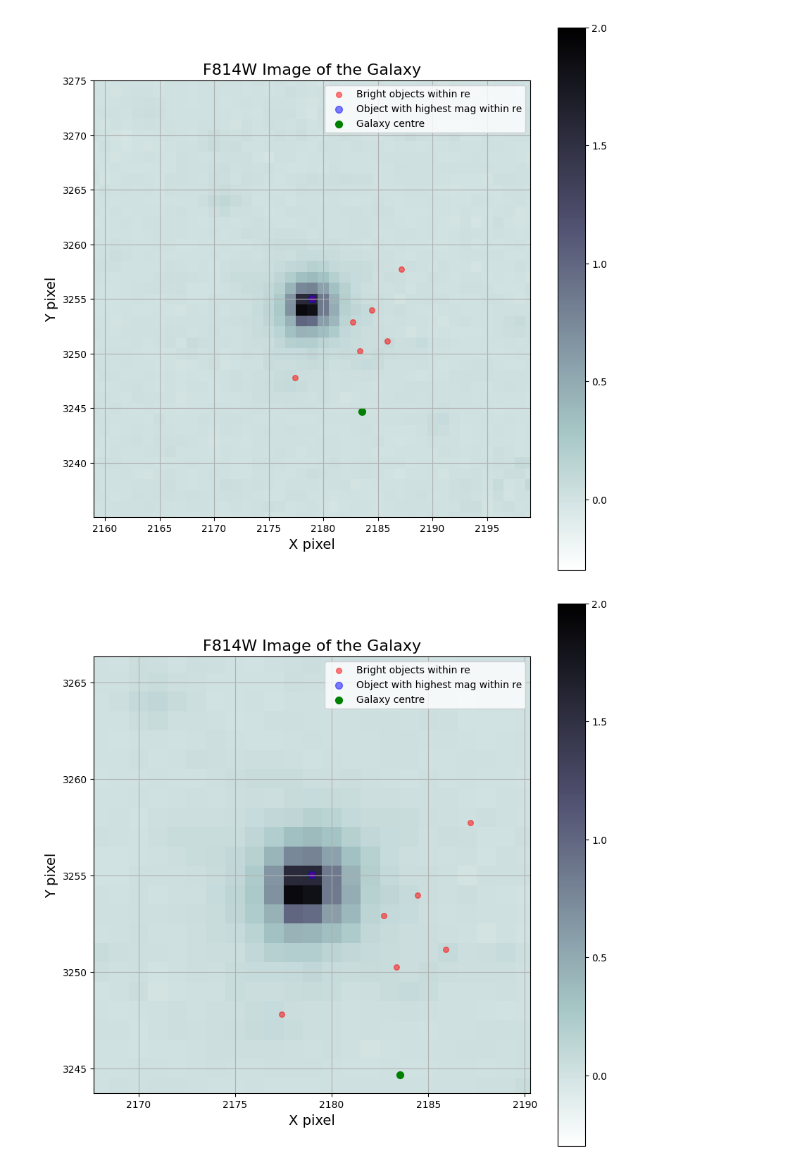
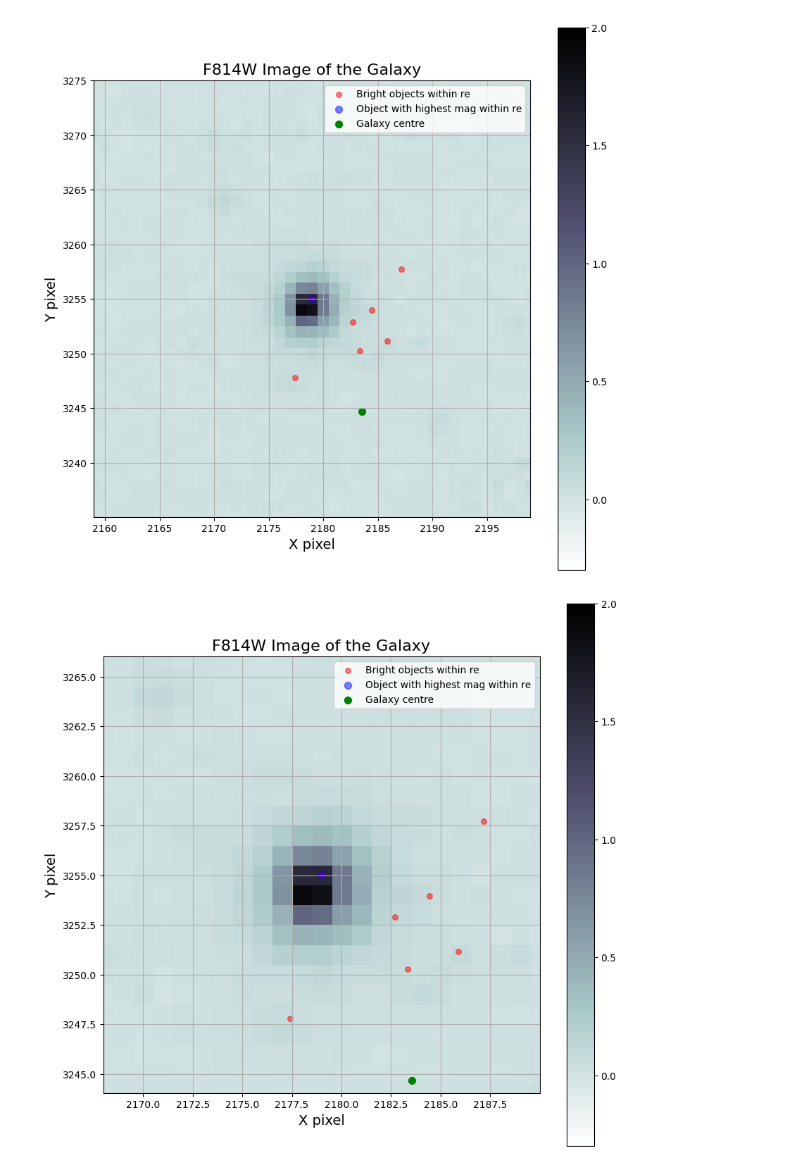
Before and after one commit to Ananth1-9/Research_work, a Jupyter notebook: Real_code/NSCID0.ipynb, the cells around one changed output. Drawn from its saved outputs; the diff is of its cells as text; code cells hidden in the pictures.

```diff
--- a/Real_code/NSCID0.ipynb
+++ b/Real_code/NSCID0.ipynb
@@ -402,20 +402,20 @@ plt.show()
 [figure]
 # %%
 # Zooming in even more
-lim = objdist0
+lim = round(objdist0)
 fig0 = plt.figure(figsize=(10,10))
 plt.imshow(F814W0, origin='lower', cmap='bone_r', vmin = -0.3, vmax = 2)
 plt.colorbar()
 plt.scatter(xcgal0[distgal0 <= re_pixels0], ycgal0[distgal0 <= re_pixels0], color='red', s=30, alpha = 0.5, label='Bright objects within re')
 plt.scatter(objxc0, objyc0, color='blue', s=50, alpha = 0.5, label='Object with highest mag within re')
 plt.scatter(galcenx0, galceny0, color='green', s=50, alpha = 1, label='Galaxy centre')
 plt.title('F814W Image of the Galaxy', fontsize=16)
 plt.xlabel('X pixel', fontsize=14)
 plt.ylabel('Y pixel', fontsize=14)
 plt.xlim(objxc0-lim, objxc0+lim)
 plt.ylim(objyc0-lim, objyc0+lim)
 plt.legend()
 plt.grid()
 plt.show()
 # %% [output]
-[figure, old version]
+[figure, new version]
```
Also changed, not shown: 1 other file.
